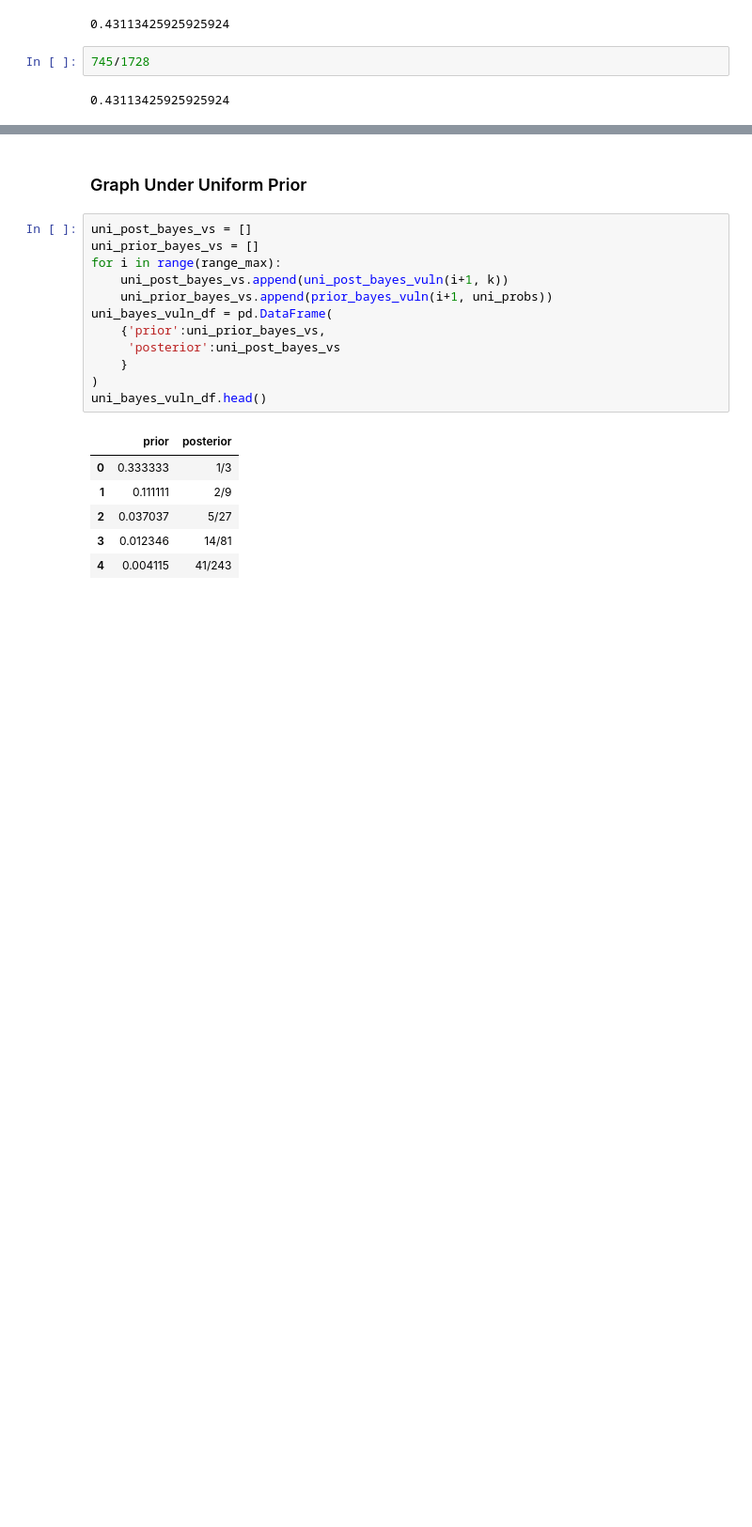
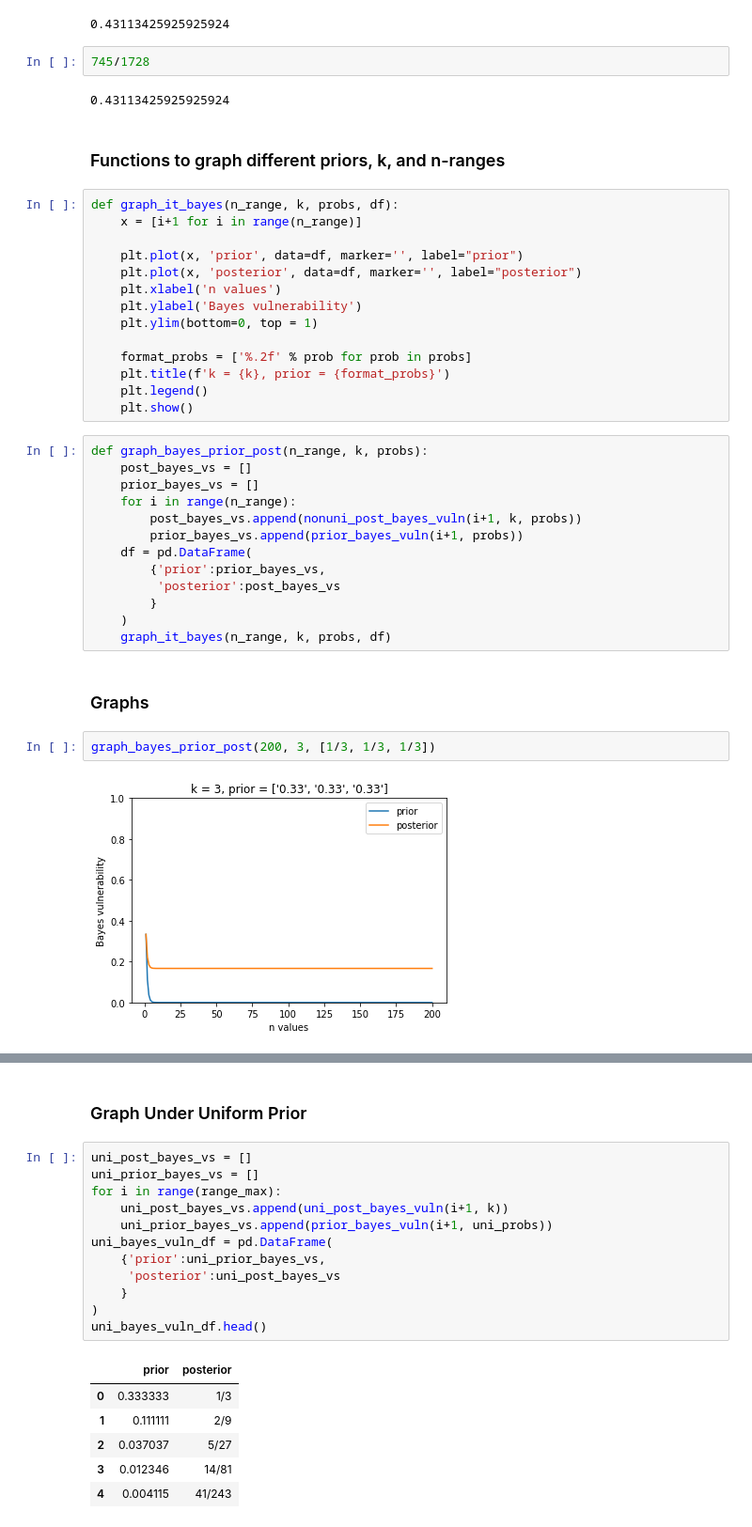
Before and after one commit to majk12/pbv, a Jupyter notebook: post_bayes_vuln_k3.ipynb, the cells around one changed output, grey strips where cells are left out. Shown at 94% size. Drawn from its saved outputs; the diff is of its cells as text; blank space fills up the shorter version.

Commit message:
auto graph function for k, n range, and prior

```diff
--- a/post_bayes_vuln_k3.ipynb
+++ b/post_bayes_vuln_k3.ipynb
@@ -160,3 +158,38 @@ nonuni_post_bayes_vuln(n, k, probs)
 745/1728
 # %% [output]
 0.43113425925925924
+# %% [markdown]
+### Functions to graph different priors, k, and n-ranges
+# %%
+def graph_it_bayes(n_range, k, probs, df):
+    x = [i+1 for i in range(n_range)]
+
+    plt.plot(x, 'prior', data=df, marker='', label="prior")
+    plt.plot(x, 'posterior', data=df, marker='', label="posterior")
+    plt.xlabel('n values')
+    plt.ylabel('Bayes vulnerability')
+    plt.ylim(bottom=0, top = 1)
+
+    format_probs = ['%.2f' % prob for prob in probs]
+    plt.title(f'k = {k}, prior = {format_probs}')
+    plt.legend()
+    plt.show()
+# %%
+def graph_bayes_prior_post(n_range, k, probs):
+    post_bayes_vs = []
+    prior_bayes_vs = []
+    for i in range(n_range):
+        post_bayes_vs.append(nonuni_post_bayes_vuln(i+1, k, probs))
+        prior_bayes_vs.append(prior_bayes_vuln(i+1, probs))
+    df = pd.DataFrame(
+        {'prior':prior_bayes_vs,
+         'posterior':post_bayes_vs
+        }
+    )
+    graph_it_bayes(n_range, k, probs, df)
+# %% [markdown]
+### Graphs
+# %%
+graph_bayes_prior_post(200, 3, [1/3, 1/3, 1/3])
+# %% [output]
+[figure, added]
```
Also changed, not shown: parts of 17 cells of this notebook.
